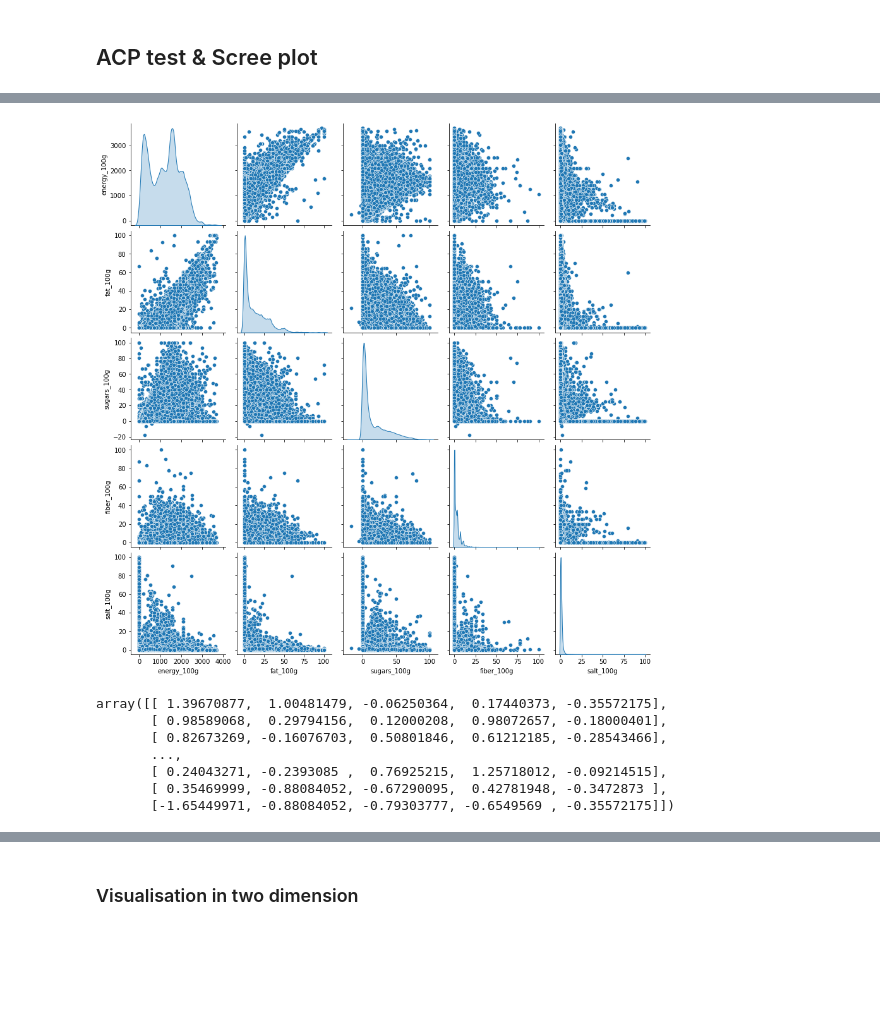
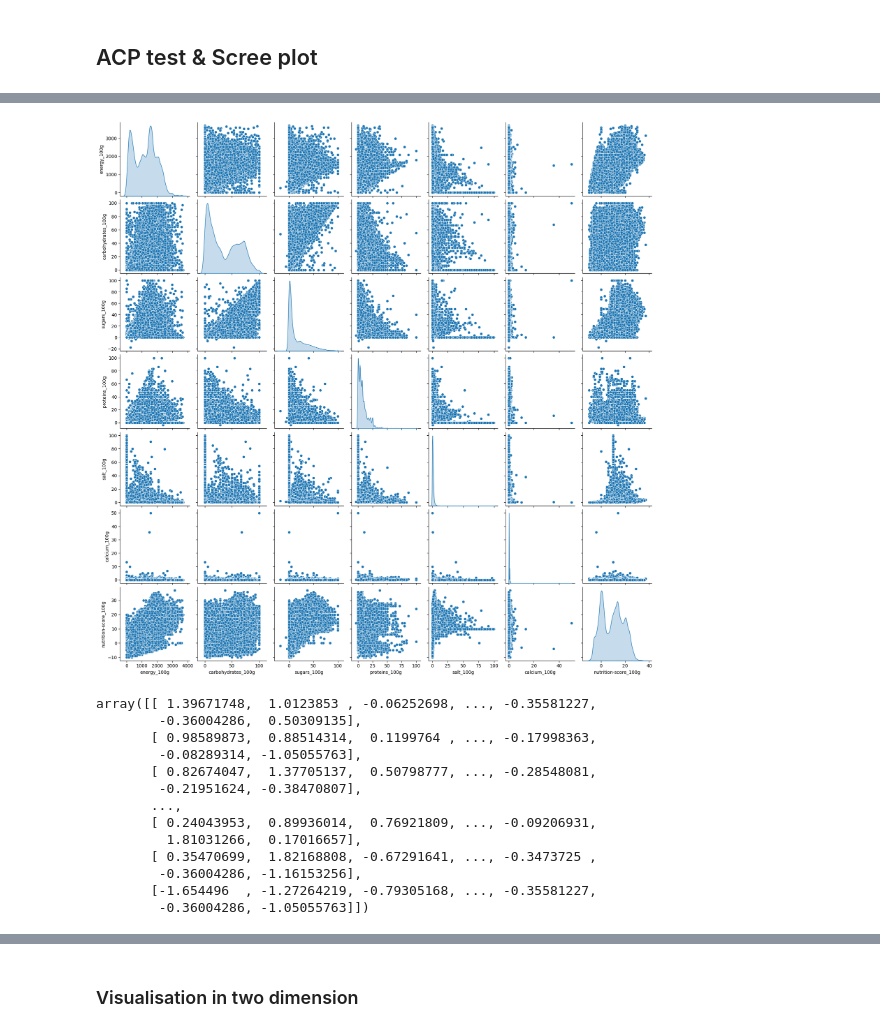
Before and after one commit to santra11/Sante-Paris2021, a Jupyter notebook: Sante-Public Paris.ipynb, the cells around one changed output, grey strips where cells are left out. Drawn from its saved outputs; the diff is of its cells as text; code cells hidden in the pictures; blank space fills up the shorter version.

```diff
--- a/Sante-Public Paris.ipynb
+++ b/Sante-Public Paris.ipynb
@@ -416,4 +550,0 @@ sns.heatmap(df.corr(), annot = True);
-# %%
-df = df.drop(columns=['carbohydrates_100g', 'proteins_100g'])
-df = df.fillna(0)
-df.columns
@@ -421,0 +572,2 @@ Index(['energy_100g', 'fat_100g', 'sugars_100g', 'fiber_100g', 'salt_100g'], dty
+# %%
+dg = df.drop(columns=['sodium_100g', 'fat_100g'])
@@ -421,0 +576,7 @@ Index(['energy_100g', 'fat_100g', 'sugars_100g', 'fiber_100g', 'salt_100g'], dty
+# %%
+dg=dg.drop(columns=['additives_n', 'ingredients_from_palm_oil_n', 'ingredients_that_may_be_from_palm_oil_n',
+                 'trans-fat_100g','saturated-fat_100g', 'vitamin-a_100g', 'vitamin-c_100g', 'cholesterol_100g',
+                   'cholesterol_100g', 'fiber_100g', 'iron_100g'])
+# %%
+dg=dg.fillna(0)
+dg.columns
@@ -422,20 +587,25 @@ Index(['energy_100g', 'fat_100g', 'sugars_100g', 'fiber_100g', 'salt_100g'], dty
 # %%
-sns.pairplot(df, diag_kind='kde');
+sns.pairplot(dg, diag_kind='kde');
 # %% [output]
-[figure, old version]
+[figure, new version]
 # %%
 scaler=StandardScaler()
-scaler.fit(df)
-scaled_data=scaler.transform(df)
+scaled_data=scaler.fit_transform(dg)
 scaled_data
 # %% [output]
-array([[ 1.39670877,  1.00481479, -0.06250364,  0.17440373, -0.35572175],
-       [ 0.98589068,  0.29794156,  0.12000208,  0.98072657, -0.18000401],
-       [ 0.82673269, -0.16076703,  0.50801846,  0.61212185, -0.28543466],
+array([[ 1.39671748,  1.0123853 , -0.06252698, ..., -0.35581227,
+        -0.36004286,  0.50309135],
+       [ 0.98589873,  0.88514314,  0.1199764 , ..., -0.17998363,
+        -0.08289314, -1.05055763],
+       [ 0.82674047,  1.37705137,  0.50798777, ..., -0.28548081,
+        -0.21951624, -0.38470807],
        ...,
-       [ 0.24043271, -0.2393085 ,  0.76925215,  1.25718012, -0.09214515],
-       [ 0.35469999, -0.88084052, -0.67290095,  0.42781948, -0.3472873 ],
-       [-1.65449971, -0.88084052, -0.79303777, -0.6549569 , -0.35572175]])
+       [ 0.24043953,  0.89936014,  0.76921809, ..., -0.09206931,
+         1.81031266,  0.17016657],
+       [ 0.35470699,  1.82168808, -0.67291641, ..., -0.3473725 ,
+        -0.36004286, -1.16153256],
+       [-1.654496  , -1.27264219, -0.79305168, ..., -0.35581227,
+        -0.36004286, -1.05055763]])
 # %%
 scaled_data.shape
 # %% [output]
```
Also changed, not shown: parts of 79 cells of this notebook.
